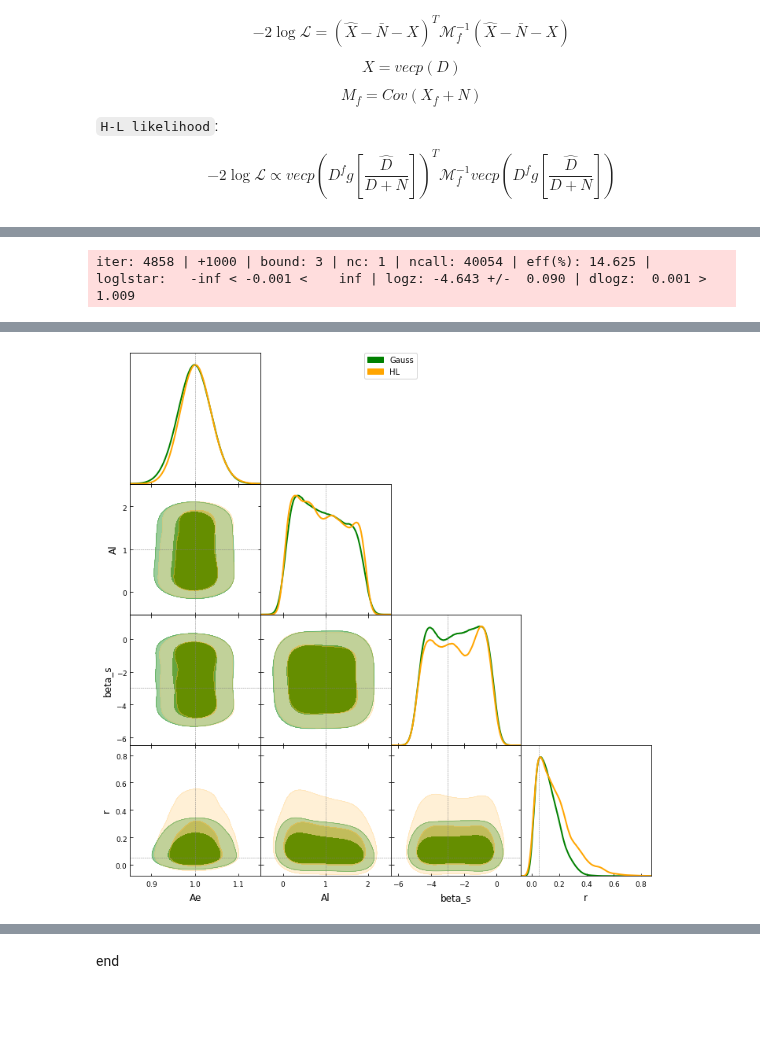
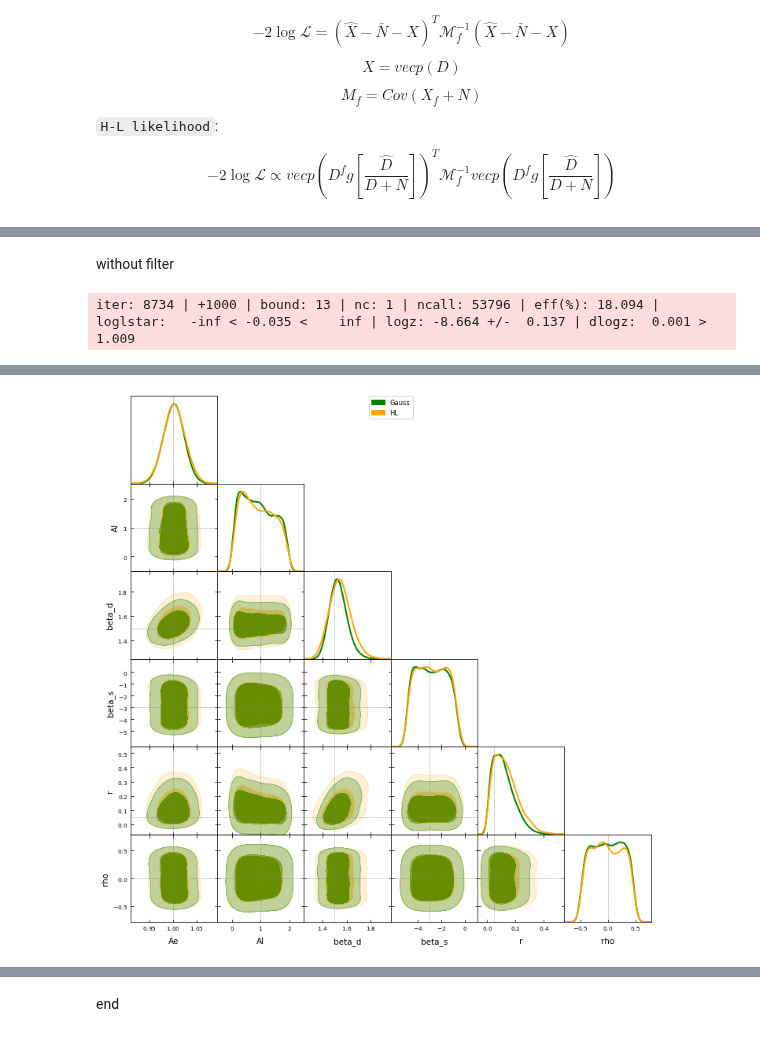
Before and after one commit to gioacchinowang/afra, a Jupyter notebook: tutorials/tutorial08.ipynb, the cells around one changed output, grey strips where cells are left out. Drawn from its saved outputs; the diff is of its cells as text; code cells hidden in the pictures; blank space fills up the shorter version.

```diff
--- a/tutorials/tutorial08.ipynb
+++ b/tutorials/tutorial08.ipynb
@@ -94,23 +78,29 @@ mask = hp.read_map('./data/ali_mask.fits',dtype=bool,verbose=0)
+# %% [markdown]
+without filter
 # %%
 %%time
 
-tmpmap = {23:map23}
-tmpnoise = {23:nmap23}
-tmpbeam = {23:FWHM[0]}
+TARGET = 'EB'
+
+tmpmap = {23:map23,353:map353}
+tmpnoise = {23:nmap23,353:nmap353}
+tmpbeam = {23:FWHM[0],353:FWHM[3]}
 
 pipeline = af.tpfpipe(fullmap,noises=fullnoise,fiducials=fullfiducial,mask=mask,fwhms=fullbeam,
                       templates=tmpmap,template_noises=tmpnoise,template_fwhms=tmpbeam,
-                      targets=TARGET,foreground=syncmodel,background=cambmodel)
+                      targets=TARGET,foreground='syncdust',background='acmb')
 pre_rslt = pipeline.preprocess(aposcale=APOSCALE,psbin=PSBIN,lmin=LMIN,lmax=LMAX)
 
 f = pipeline._foreground
 f.reset({'beta_s': -3.})
+f.reset({'beta_d': 1.5})
+f.reset({'rho': 0.})
 b = pipeline._background
 b.reset({'Ae': 1.})
 b.reset({'Al': 1.})
 b.reset({'r': 0.05})
-pipeline.background = b
-pipeline.foreground = f
+pipeline._background = b
+pipeline._foreground = f
 mock_bp = f.bandpower()+b.bandpower()
 
 pipeline.likelihood='gauss'
@@ -122,7 +112,7 @@ result_h = pipeline.analyse(mock_bp+pre_rslt[2],pre_rslt[1],pre_rslt[2],pre_rslt
 ###
 
 names = pipeline.paramlist
-truths = [1.,1.,-3.,0.05,0.]
+truths = [1.,1.,1.5,-3.,0.05,0.]
 
 samples, weights = result_g.samples, np.exp(result_g.logwt - result_g.logz[-1])
 samples1 = MCSamples(samples=samples,weights=weights,names=names,label='Gauss')
@@ -140,6 +130,6 @@ g.triangle_plot([samples1,samples2],markers=truths,
                 contour_colors=['green','orange'],
                 filled=True, contour_lws=2)
 # %% [output]
-iter: 4858 | +1000 | bound: 3 | nc: 1 | ncall: 40054 | eff(%): 14.625 | loglstar:   -inf < -0.001 <    inf | logz: -4.643 +/-  0.090 | dlogz:  0.001 >  1.009
+iter: 8734 | +1000 | bound: 13 | nc: 1 | ncall: 53796 | eff(%): 18.094 | loglstar:   -inf < -0.035 <    inf | logz: -8.664 +/-  0.137 | dlogz:  0.001 >  1.009
 Removed no burn in
 Removed no burn in
@@ -150 +140 @@ Wall time: 5min 23s
-[figure, old version]
+[figure, new version]
```
Also changed, not shown: parts of 13 cells of this notebook, 15 other files.
